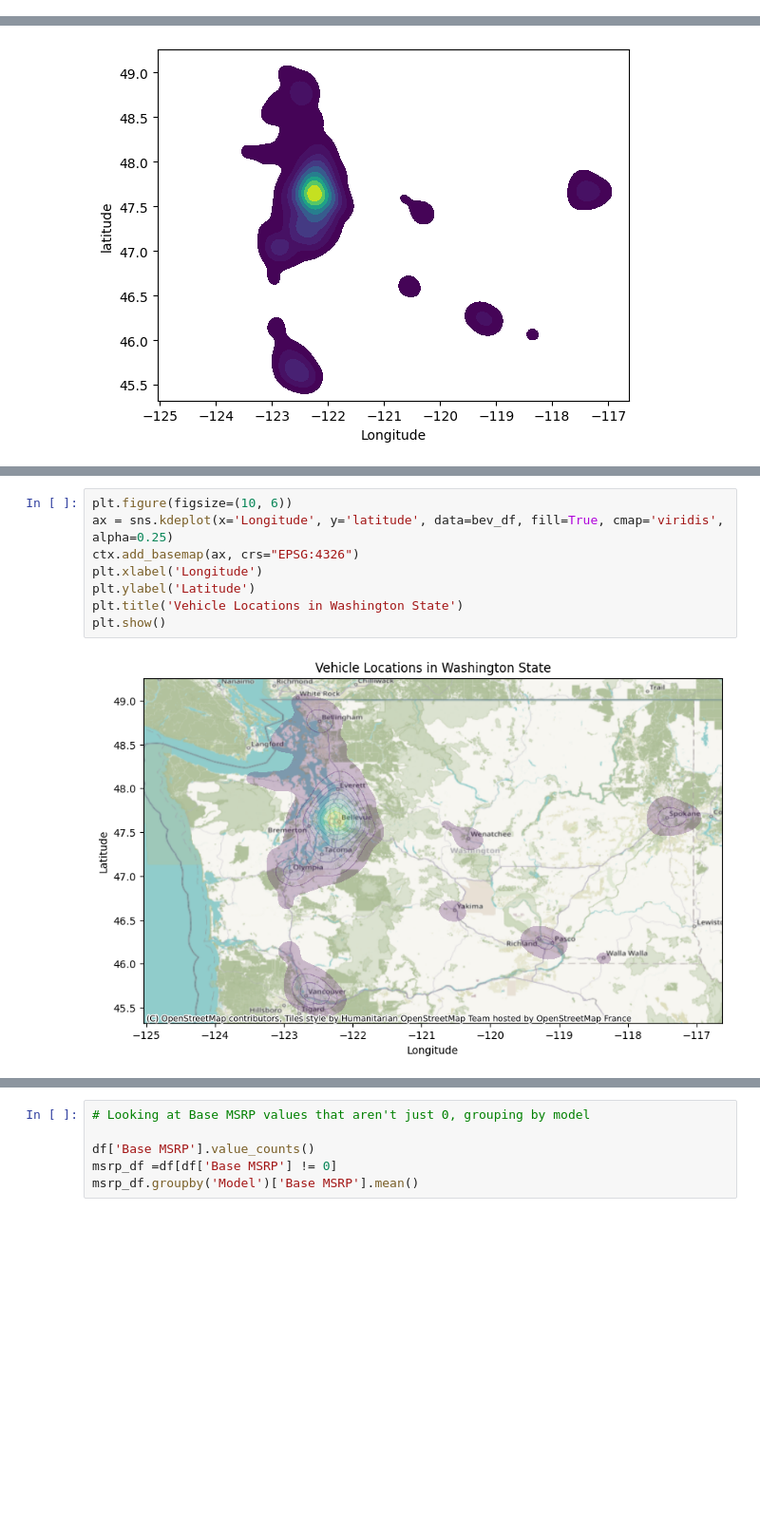
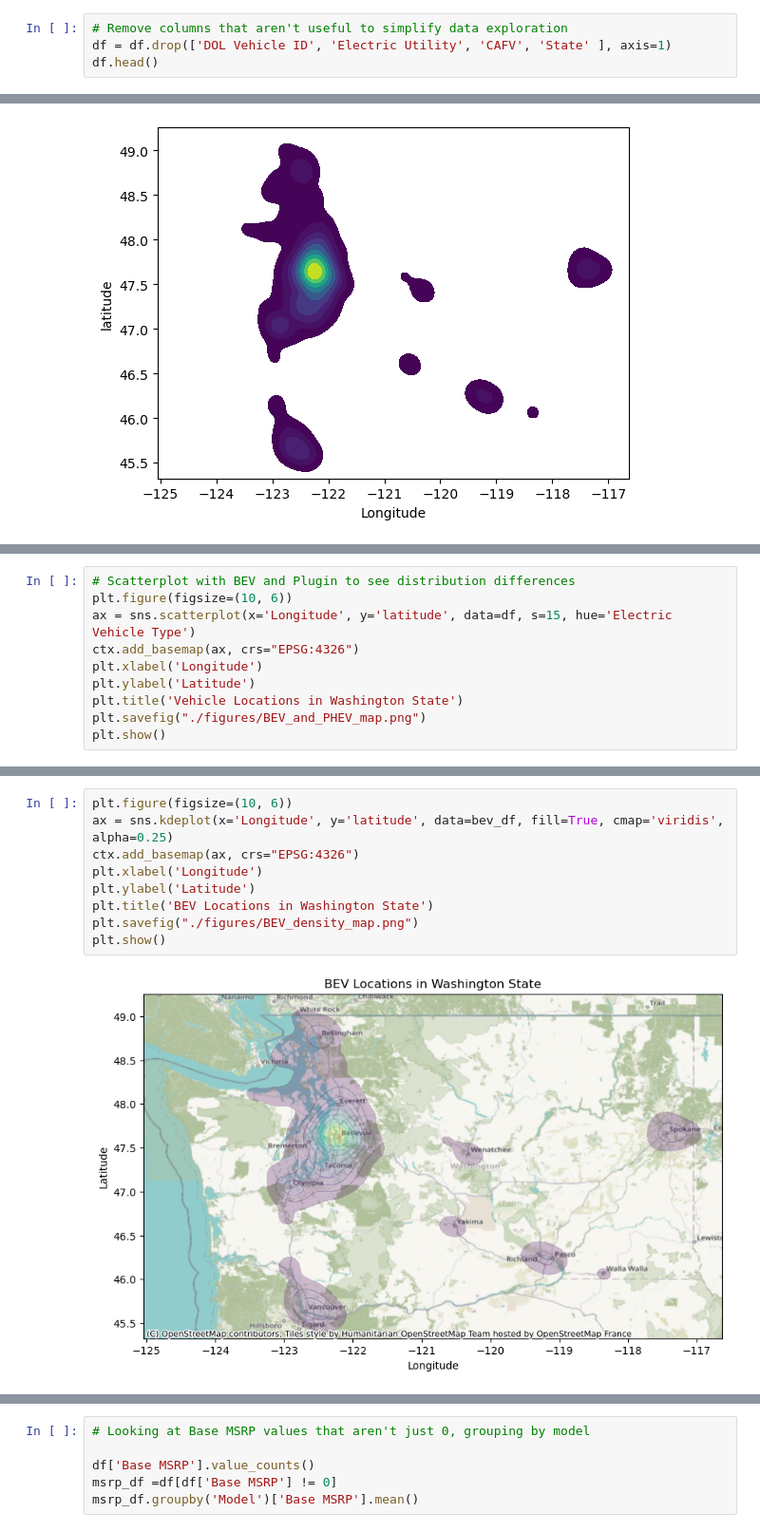
Before and after one commit to MichaelHowick/CS4580-EDA-Assignment, a Jupyter notebook: lk_notebook.ipynb, the cells around one changed output, grey strips where cells are left out. Shown at 95% size. Saved outputs shown, nothing was run; the diff lists cells and outputs as text; blank space fills up the shorter version.

```diff
--- a/lk_notebook.ipynb
+++ b/lk_notebook.ipynb
@@ -35,0 +41,4 @@ df
+# %%
+# Remove columns that aren't useful to simplify data exploration
+df = df.drop(['DOL Vehicle ID', 'Electric Utility', 'CAFV', 'State' ], axis=1)
+df.head()
@@ -273,0 +322,10 @@ plt.show()
+# %%
+# Scatterplot with BEV and Plugin to see distribution differences
+plt.figure(figsize=(10, 6))
+ax = sns.scatterplot(x='Longitude', y='latitude', data=df, s=15, hue='Electric Vehicle Type')
+ctx.add_basemap(ax, crs="EPSG:4326")
+plt.xlabel('Longitude')
+plt.ylabel('Latitude')
+plt.title('Vehicle Locations in Washington State')
+plt.savefig("./figures/BEV_and_PHEV_map.png")
+plt.show()
@@ -274,10 +334,11 @@ plt.show()
 # %%
 plt.figure(figsize=(10, 6))
 ax = sns.kdeplot(x='Longitude', y='latitude', data=bev_df, fill=True, cmap='viridis', alpha=0.25)
 ctx.add_basemap(ax, crs="EPSG:4326")
 plt.xlabel('Longitude')
 plt.ylabel('Latitude')
-plt.title('Vehicle Locations in Washington State')
+plt.title('BEV Locations in Washington State')
+plt.savefig("./figures/BEV_density_map.png")
 plt.show()
 # %% [output]
-[figure, old version]
+[figure, new version]
```
Also changed, not shown: parts of 33 cells of this notebook, 6 other files.
